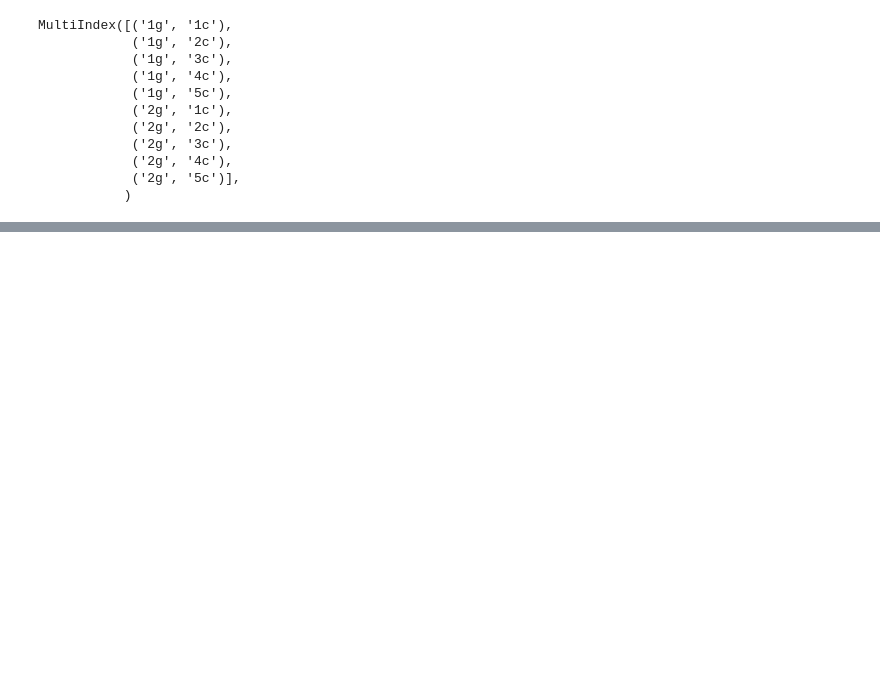
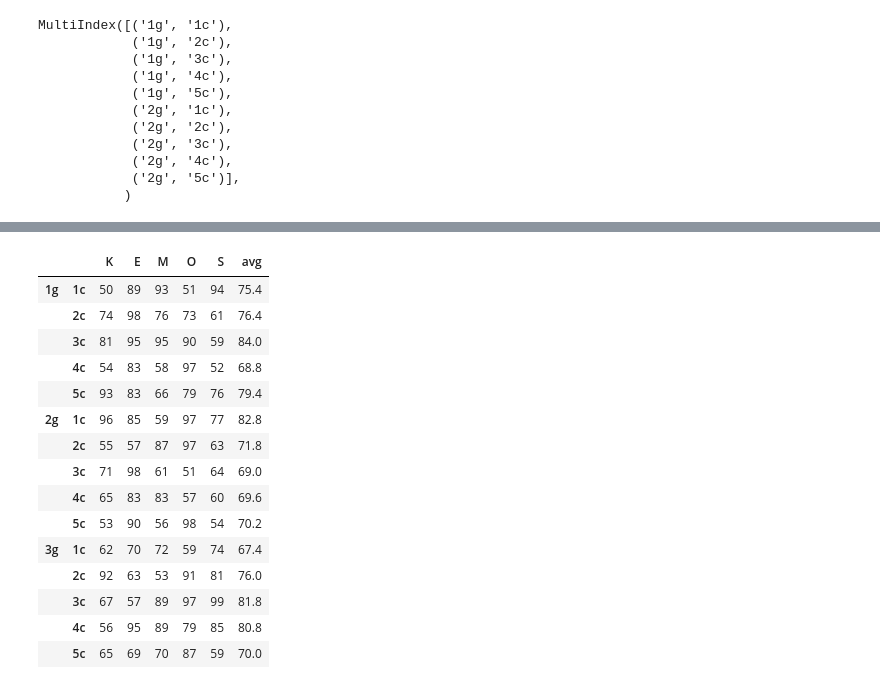
Before and after one commit to sunday00/lecture-master, a Jupyter notebook: facebook-clone/backend/dataframe_examples.ipynb, the cells around one changed output, grey strips where cells are left out. Drawn from its saved outputs; the diff is of its cells as text; code cells hidden in the pictures; blank space fills up the shorter version.

```diff
--- a/facebook-clone/backend/dataframe_examples.ipynb
+++ b/facebook-clone/backend/dataframe_examples.ipynb
@@ -144,0 +148,14 @@ print( df.loc[:'1g', ['K', 'O']][2:4:] )
+# %%
+df_3 = pd.DataFrame(np.random.randint(50,100, size=(5,5)),
+  index=[
+    ['3g' for i in range(5)],
+    [str(i)+'c' for i in range(1, 6)]
+  ],
+  columns=['K','E','M','O','S']
+)
+
+print( df_3 )
+
+df = df.append(df_3)
+
+df
@@ -144,0 +224,20 @@ print( df.loc[:'1g', ['K', 'O']][2:4:] )
+# %%
+df['avg'] = (df['K'] + df['E'] + df['M'] +df['O'] + df['S']) / 5
+df
+# %% [output]
+|  |  | K | E | M | O | S | avg |
+| 1g | 1c | 50 | 89 | 93 | 51 | 94 | 75.4 |
+|  | 2c | 74 | 98 | 76 | 73 | 61 | 76.4 |
+|  | 3c | 81 | 95 | 95 | 90 | 59 | 84.0 |
+|  | 4c | 54 | 83 | 58 | 97 | 52 | 68.8 |
+|  | 5c | 93 | 83 | 66 | 79 | 76 | 79.4 |
+| 2g | 1c | 96 | 85 | 59 | 97 | 77 | 82.8 |
+|  | 2c | 55 | 57 | 87 | 97 | 63 | 71.8 |
+|  | 3c | 71 | 98 | 61 | 51 | 64 | 69.0 |
+|  | 4c | 65 | 83 | 83 | 57 | 60 | 69.6 |
+|  | 5c | 53 | 90 | 56 | 98 | 54 | 70.2 |
+| 3g | 1c | 62 | 70 | 72 | 59 | 74 | 67.4 |
+|  | 2c | 92 | 63 | 53 | 91 | 81 | 76.0 |
+|  | 3c | 67 | 57 | 89 | 97 | 99 | 81.8 |
+|  | 4c | 56 | 95 | 89 | 79 | 85 | 80.8 |
+|  | 5c | 65 | 69 | 70 | 87 | 59 | 70.0 |
```
Also changed, not shown: parts of 14 cells of this notebook, 1 other file.
